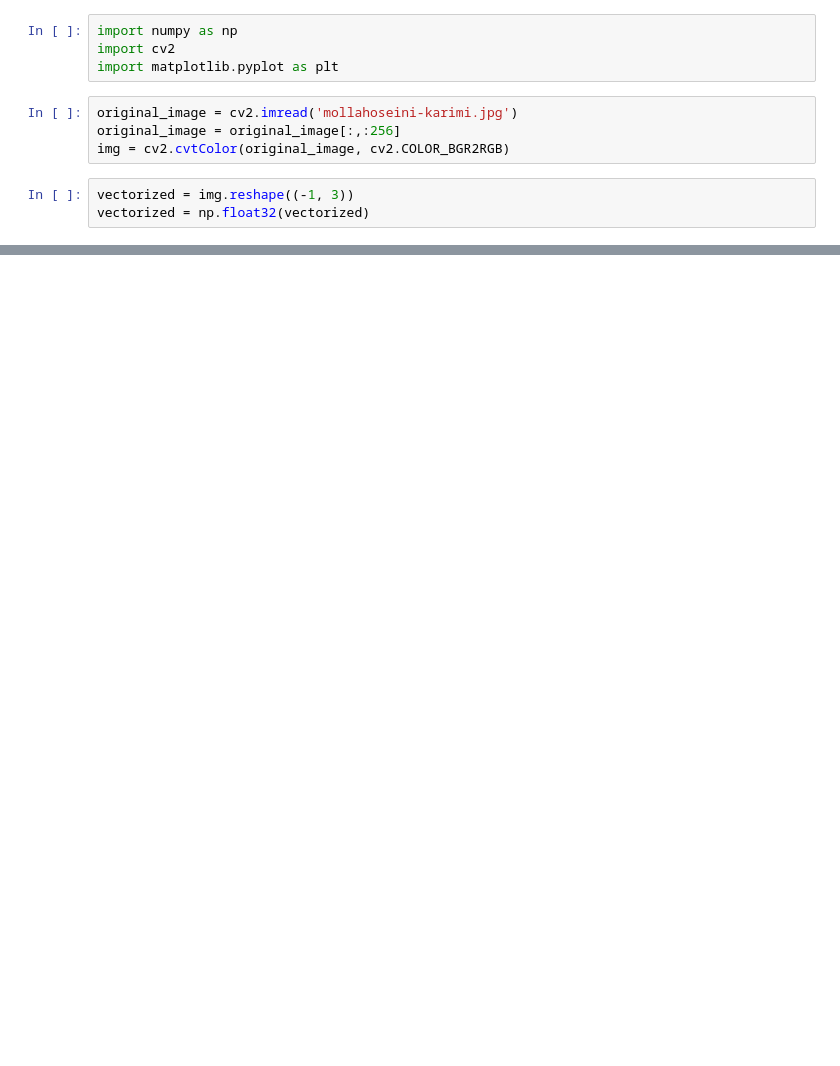
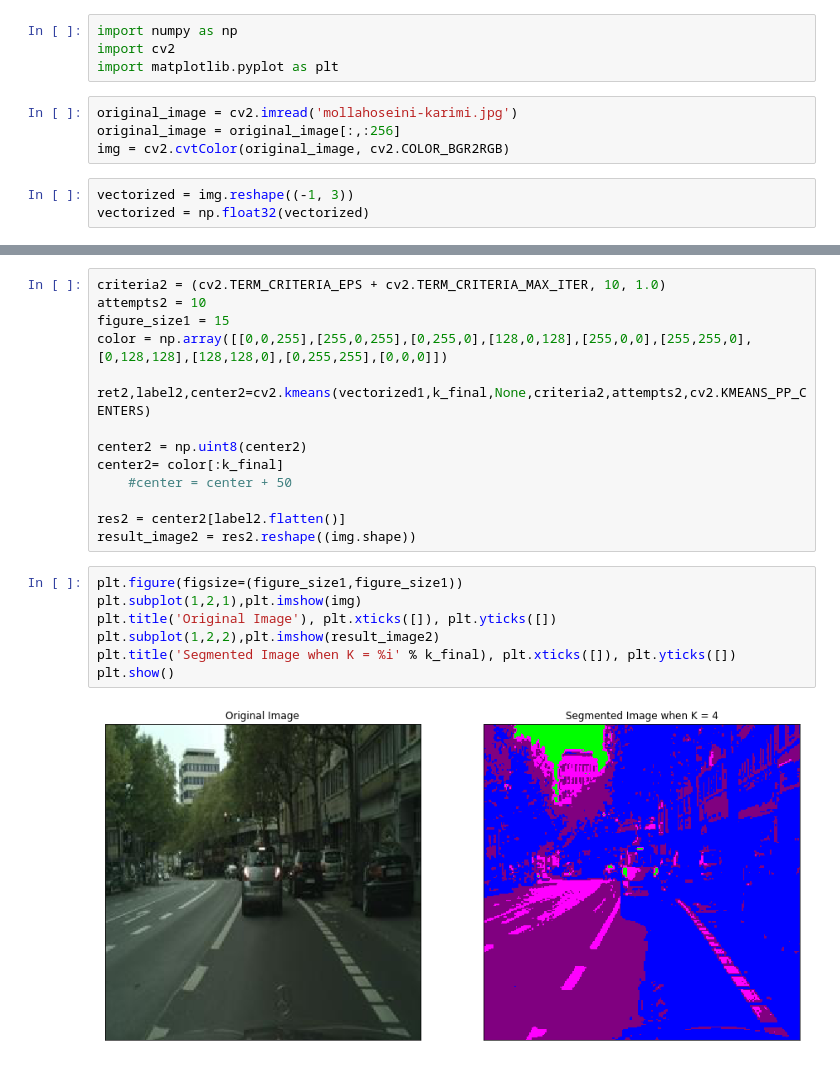
Before and after one commit to fatemehkarimi/computational-intelligence-homeworks, a Jupyter notebook: hw4/hw4_fatemehkarimi.ipynb, the cells around one changed output, grey strips where cells are left out. Drawn from its saved outputs; the diff is of its cells as text; blank space fills up the shorter version.

```diff
--- a/hw4/hw4_fatemehkarimi.ipynb
+++ b/hw4/hw4_fatemehkarimi.ipynb
@@ -16,0 +67,23 @@ array([[  0,   0, 255],
+# %%
+criteria2 = (cv2.TERM_CRITERIA_EPS + cv2.TERM_CRITERIA_MAX_ITER, 10, 1.0)
+attempts2 = 10
+figure_size1 = 15
+color = np.array([[0,0,255],[255,0,255],[0,255,0],[128,0,128],[255,0,0],[255,255,0],[0,128,128],[128,128,0],[0,255,255],[0,0,0]])
+
+ret2,label2,center2=cv2.kmeans(vectorized1,k_final,None,criteria2,attempts2,cv2.KMEANS_PP_CENTERS)
+
+center2 = np.uint8(center2)
+center2= color[:k_final]
+    #center = center + 50
+
+res2 = center2[label2.flatten()]
+result_image2 = res2.reshape((img.shape))
+# %%
+plt.figure(figsize=(figure_size1,figure_size1))
+plt.subplot(1,2,1),plt.imshow(img)
+plt.title('Original Image'), plt.xticks([]), plt.yticks([])
+plt.subplot(1,2,2),plt.imshow(result_image2)
+plt.title('Segmented Image when K = %i' % k_final), plt.xticks([]), plt.yticks([])
+plt.show()
+# %% [output]
+[figure, added]
```
Also changed, not shown: parts of 22 cells of this notebook.
